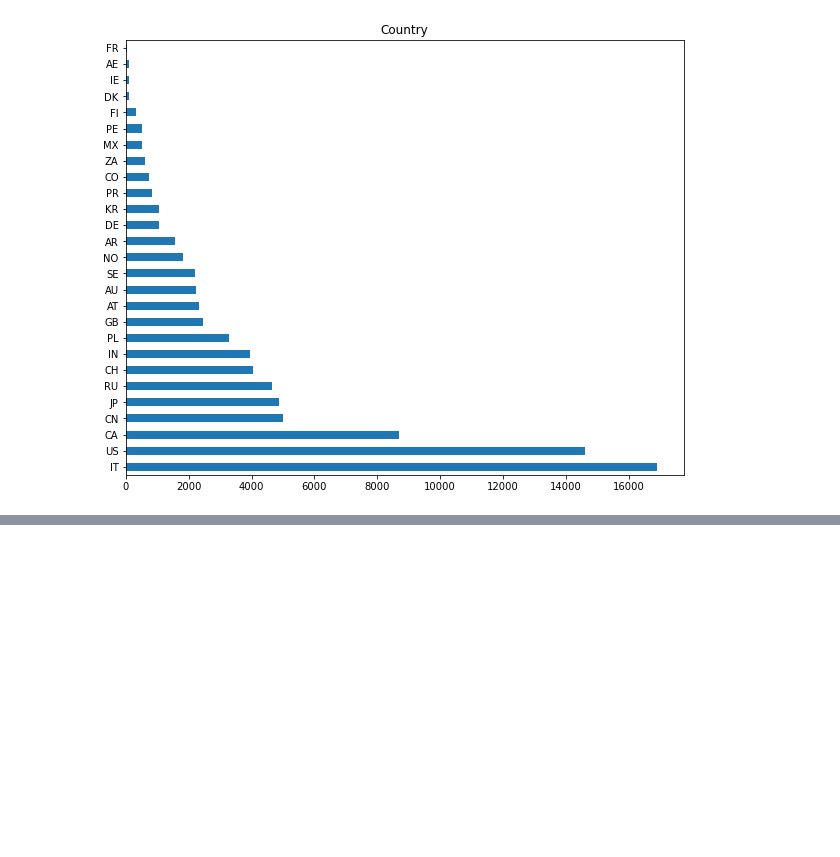
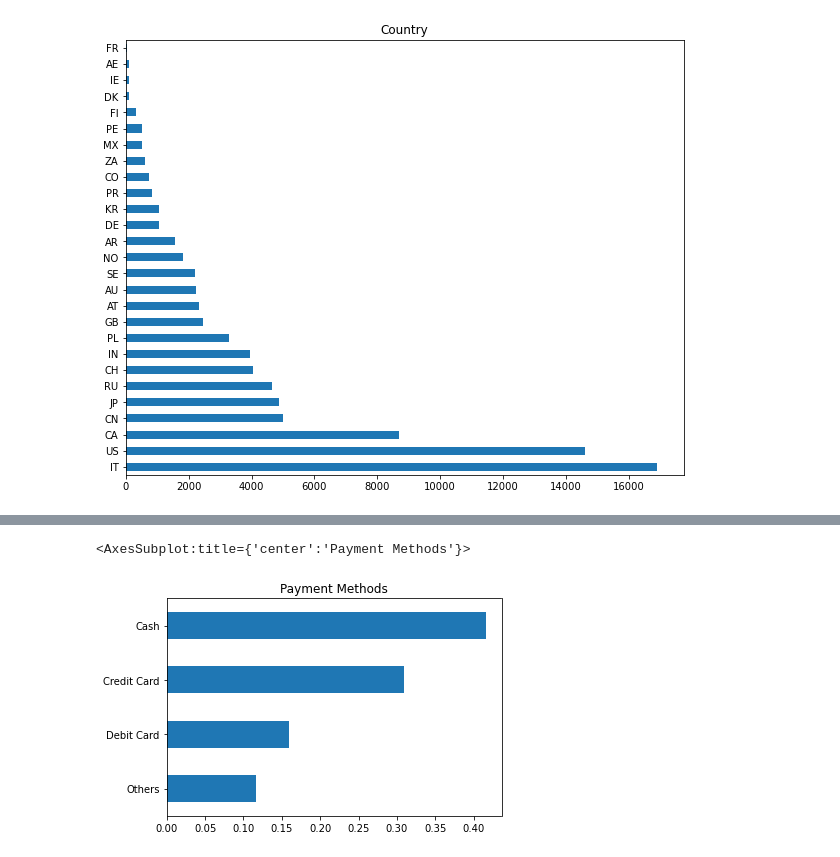
Before and after one commit to s-callejo/AI-Academy-capstone-project-team2, a Jupyter notebook: eda.ipynb, the cells around one changed output, grey strips where cells are left out. Saved outputs shown, nothing was run; the diff lists cells and outputs as text; code cells hidden in the pictures; blank space fills up the shorter version.

```diff
--- a/eda.ipynb
+++ b/eda.ipynb
@@ -82,0 +182,5 @@ df['country'].value_counts().plot(kind='barh', title="Country", figsize=(10,8))
+# %%
+df_returned['pay_method'].value_counts(ascending=True, normalize=True).plot(kind='barh', title="Payment Methods")
+# %% [output]
+<AxesSubplot:title={'center':'Payment Methods'}>
+[figure, added]
```
Also changed, not shown: parts of 14 cells of this notebook.
